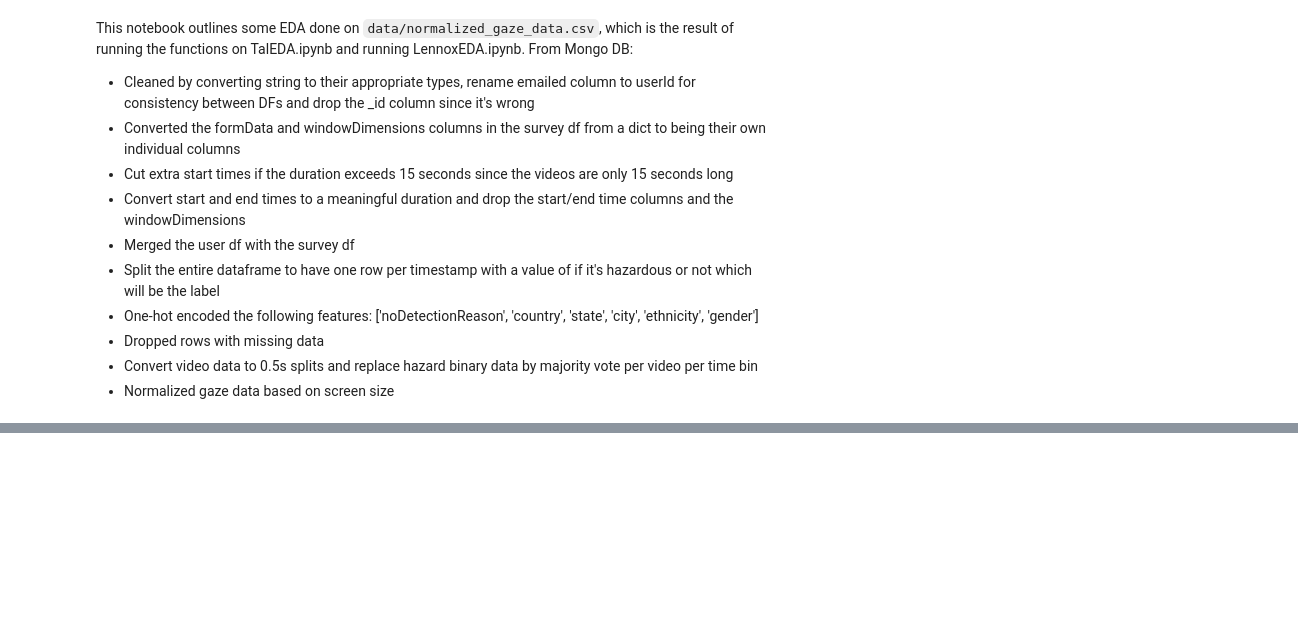
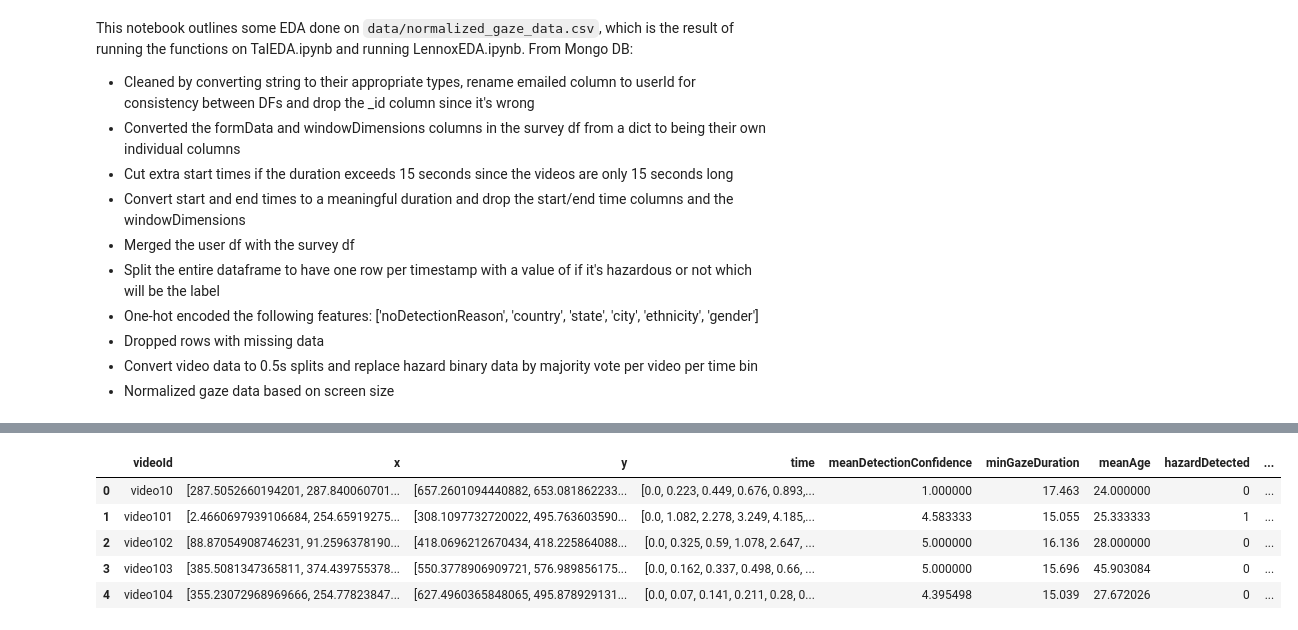
Before and after one commit to notthattal/Human-Alignment-Hazardous-Driving-Detection, a Jupyter notebook: EDA/AhmedEDA.ipynb, the cells around one changed output, grey strips where cells are left out. Drawn from its saved outputs; the diff is of its cells as text; code cells hidden in the pictures; blank space fills up the shorter version.

```diff
--- a/EDA/AhmedEDA.ipynb
+++ b/EDA/AhmedEDA.ipynb
@@ -19,2 +20,5 @@ from pathlib import Path
+# %%
+pd.set_option('display.max_columns', None)
+pd.set_option('display.max_rows', None)
 # %%
 data_csv_dir = "../data/normalized_gaze_data.csv"
@@ -33,6 +37,6 @@ df.head()
 # %%
-# renamed the Unnamed : 0 column to index so it's more appropriate
-df.rename(columns={'Unnamed: 0': 'index'}, inplace=True)
+# renamed the Unnamed : 0 column to index and duration to gazeDuration so it's more appropriate
+df.rename(columns={'Unnamed: 0': 'index', 'duration': 'gazeDuration'}, inplace=True)
 # %%
 df.head()
 # %% [output]
@@ -45,0 +130,7 @@ df.head()
+# %%
+# Create noDetection_no_to_subtle_hazard feature
+def create_no_detection_feature(df):
+    df["noDetection_no_to_subtle_hazard"] = df["noDetectionReason_nohazards"] + df["noDetectionReason_subtlehazards"]
+    return df
+
+df = create_no_detection_feature(df)
@@ -45,0 +381,29 @@ df.head()
+# %%
+def engineer_aggregate_features(df):
+    aggregated_df = df.copy()
+    # Compute mean x, mean y
+    aggregated_df['mean_x'] = aggregated_df['x'].apply(lambda lst: np.mean(lst))
+    aggregated_df['mean_y'] = aggregated_df['y'].apply(lambda lst: np.mean(lst))
+
+    # Compute numGazes
+    aggregated_df['numGazes'] = aggregated_df['x'].apply(len)
+
+    # Compute variance of x and y
+    aggregated_df['variance_x'] = aggregated_df['x'].apply(lambda lst: np.var(lst, ddof=1))
+    aggregated_df['variance_y'] = aggregated_df['y'].apply(lambda lst: np.var(lst, ddof=1))
+
+    # Compute gazeVariance
+    def compute_gaze_variance(x_list, y_list):
+        coords = np.column_stack((x_list, y_list))  # Create (x,y) coordinate pairs
+        return np.var(np.linalg.norm(coords - np.mean(coords, axis=0), axis=1), ddof=1)
+
+    def compute_spread_feature(x_list, y_list):
+        coords = np.column_stack((x_list, y_list))  # Stack x and y as coordinate pairs
+        cov_matrix = np.cov(coords, rowvar=False)  # Compute covariance matrix
+        return np.trace(cov_matrix)  # Sum of diagonal elements (Var(X) + Var(Y))
+
+    aggregated_df['gazeVariance'] = aggregated_df.apply(lambda row: compute_gaze_variance(row['x'], row['y']), axis=1)
+    aggregated_df['spreadFeature'] = aggregated_df.apply(lambda row: compute_spread_feature(row['x'], row['y']), axis=1)
+    return aggregated_df
+
+aggregated_df = engineer_aggregate_features(aggregated_df)
@@ -45,0 +430,9 @@ df.head()
+# %%
+aggregated_df.head()
+# %% [output]
+|  | videoId | x | y | time | meanDetectionConfidence | minGazeDuration | meanAge | hazardDetected | ... |
+| 0 | video10 | [287.5052660194201, 287.840060701... | [657.2601094440882, 653.081862233... | [0.0, 0.223, 0.449, 0.676, 0.893,... | 1.000000 | 17.463 | 24.000000 | 0 | ... |
+| 1 | video101 | [2.4660697939106684, 254.65919275... | [308.1097732720022, 495.763603590... | [0.0, 1.082, 2.278, 3.249, 4.185,... | 4.583333 | 15.055 | 25.333333 | 1 | ... |
+| 2 | video102 | [88.87054908746231, 91.2596378190... | [418.0696212670434, 418.225864088... | [0.0, 0.325, 0.59, 1.078, 2.647, ... | 5.000000 | 16.136 | 28.000000 | 0 | ... |
+| 3 | video103 | [385.5081347365811, 374.439755378... | [550.3778906909721, 576.989856175... | [0.0, 0.162, 0.337, 0.498, 0.66, ... | 5.000000 | 15.696 | 45.903084 | 0 | ... |
+| 4 | video104 | [355.23072968969666, 254.77823847... | [627.4960365848065, 495.878929131... | [0.0, 0.07, 0.141, 0.211, 0.28, 0... | 4.395498 | 15.039 | 27.672026 | 0 | ... |
```
Also changed, not shown: parts of 32 cells of this notebook, 8 other files.
